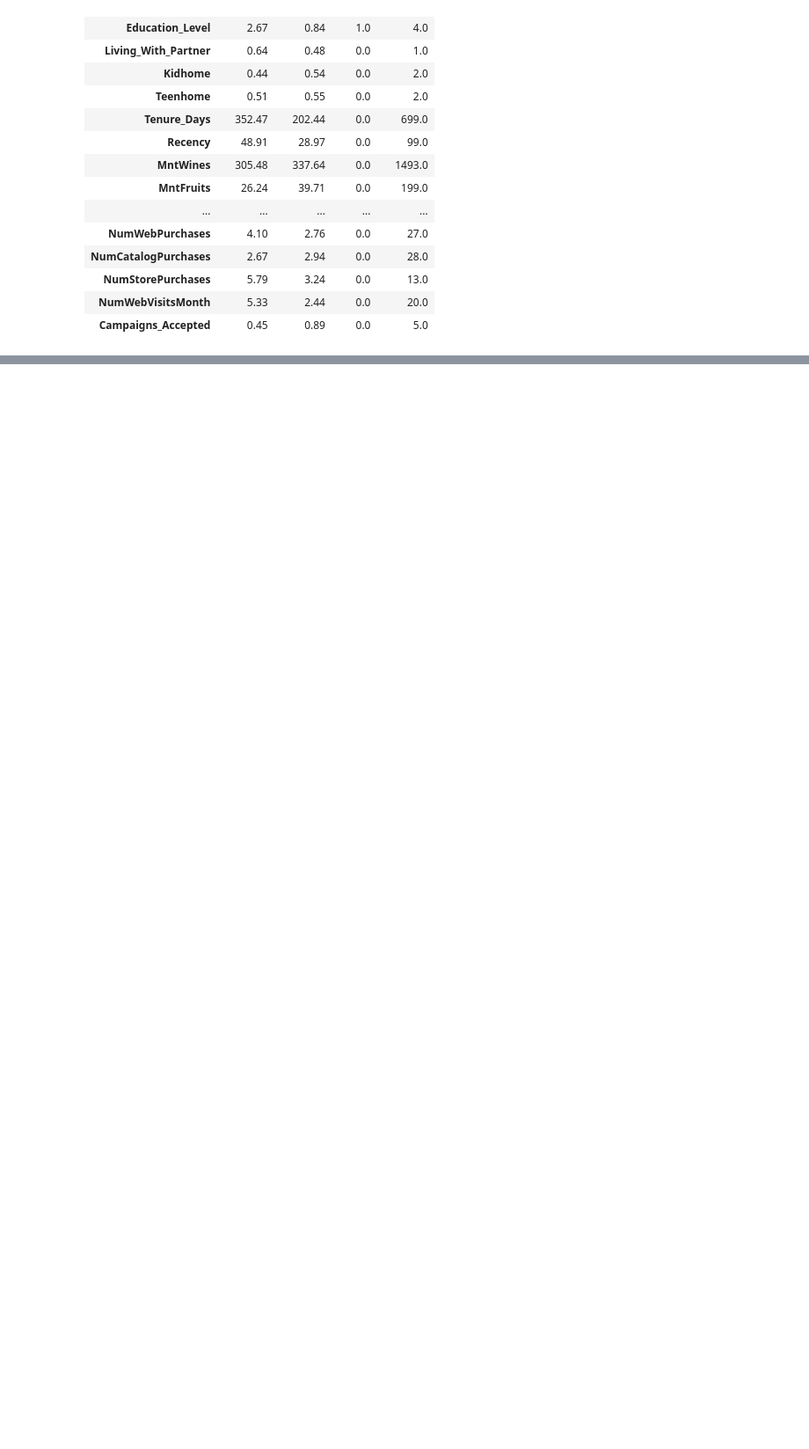
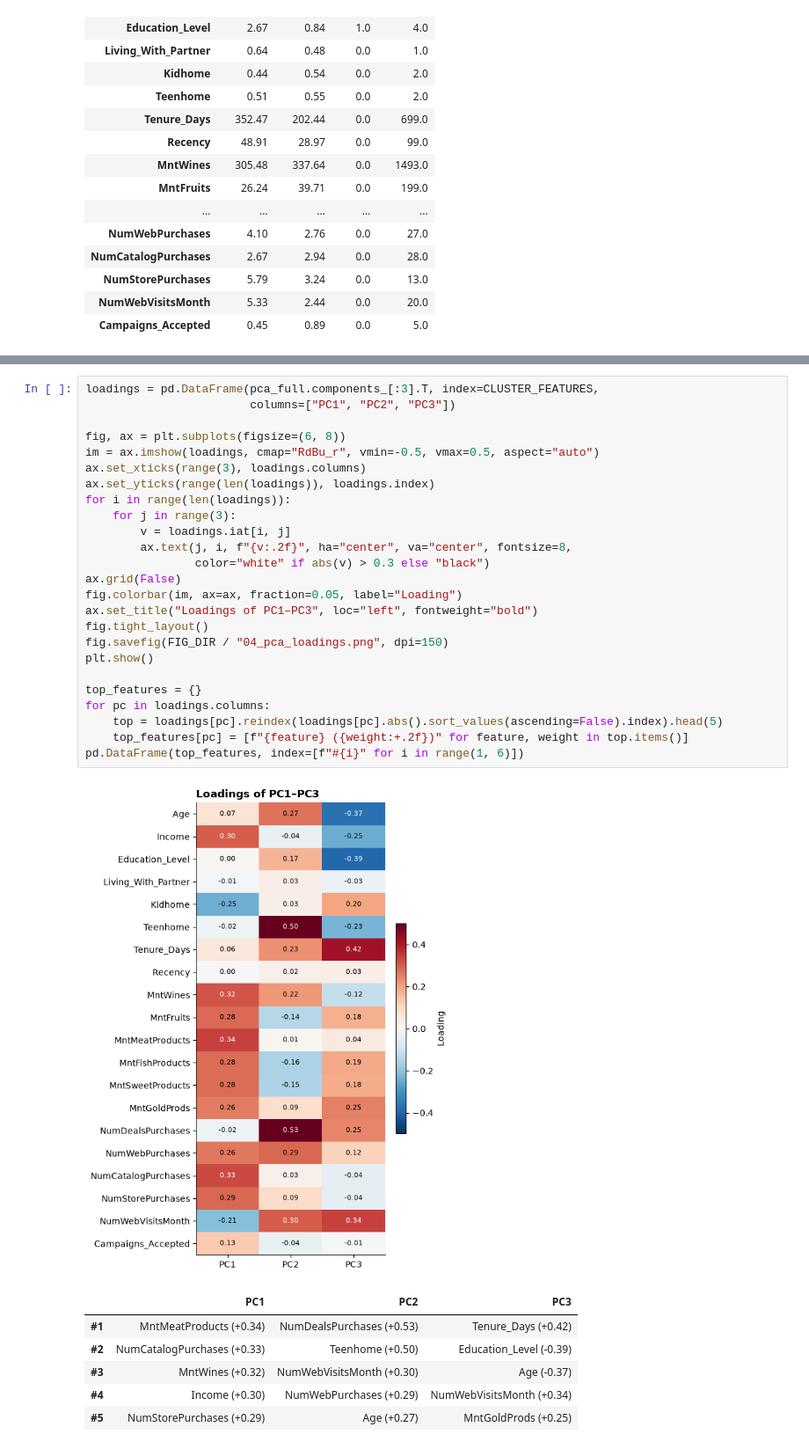
Before and after one commit to nadiagul01/customer-segmentation, a Jupyter notebook: notebooks/customer_segmentation.ipynb, the cells around one changed output, grey strips where cells are left out. Shown at 88% size. Cells and saved outputs as stored; diff of their text form; blank space fills up the shorter version.

```diff
--- a/notebooks/customer_segmentation.ipynb
+++ b/notebooks/customer_segmentation.ipynb
@@ -332,0 +597,33 @@ Missing values: 0
+# %%
+loadings = pd.DataFrame(pca_full.components_[:3].T, index=CLUSTER_FEATURES,
+                        columns=["PC1", "PC2", "PC3"])
+
+fig, ax = plt.subplots(figsize=(6, 8))
+im = ax.imshow(loadings, cmap="RdBu_r", vmin=-0.5, vmax=0.5, aspect="auto")
+ax.set_xticks(range(3), loadings.columns)
+ax.set_yticks(range(len(loadings)), loadings.index)
+for i in range(len(loadings)):
+    for j in range(3):
+        v = loadings.iat[i, j]
+        ax.text(j, i, f"{v:.2f}", ha="center", va="center", fontsize=8,
+                color="white" if abs(v) > 0.3 else "black")
+ax.grid(False)
+fig.colorbar(im, ax=ax, fraction=0.05, label="Loading")
+ax.set_title("Loadings of PC1–PC3", loc="left", fontweight="bold")
+fig.tight_layout()
+fig.savefig(FIG_DIR / "04_pca_loadings.png", dpi=150)
+plt.show()
+
+top_features = {}
+for pc in loadings.columns:
+    top = loadings[pc].reindex(loadings[pc].abs().sort_values(ascending=False).index).head(5)
+    top_features[pc] = [f"{feature} ({weight:+.2f})" for feature, weight in top.items()]
+pd.DataFrame(top_features, index=[f"#{i}" for i in range(1, 6)])
+# %% [output]
+[figure, added]
+|  | PC1 | PC2 | PC3 |
+| #1 | MntMeatProducts (+0.34) | NumDealsPurchases (+0.53) | Tenure_Days (+0.42) |
+| #2 | NumCatalogPurchases (+0.33) | Teenhome (+0.50) | Education_Level (-0.39) |
+| #3 | MntWines (+0.32) | NumWebVisitsMonth (+0.30) | Age (-0.37) |
+| #4 | Income (+0.30) | NumWebPurchases (+0.29) | NumWebVisitsMonth (+0.34) |
+| #5 | NumStorePurchases (+0.29) | Age (+0.27) | MntGoldProds (+0.25) |
```
Also changed, not shown: parts of 23 cells of this notebook.
